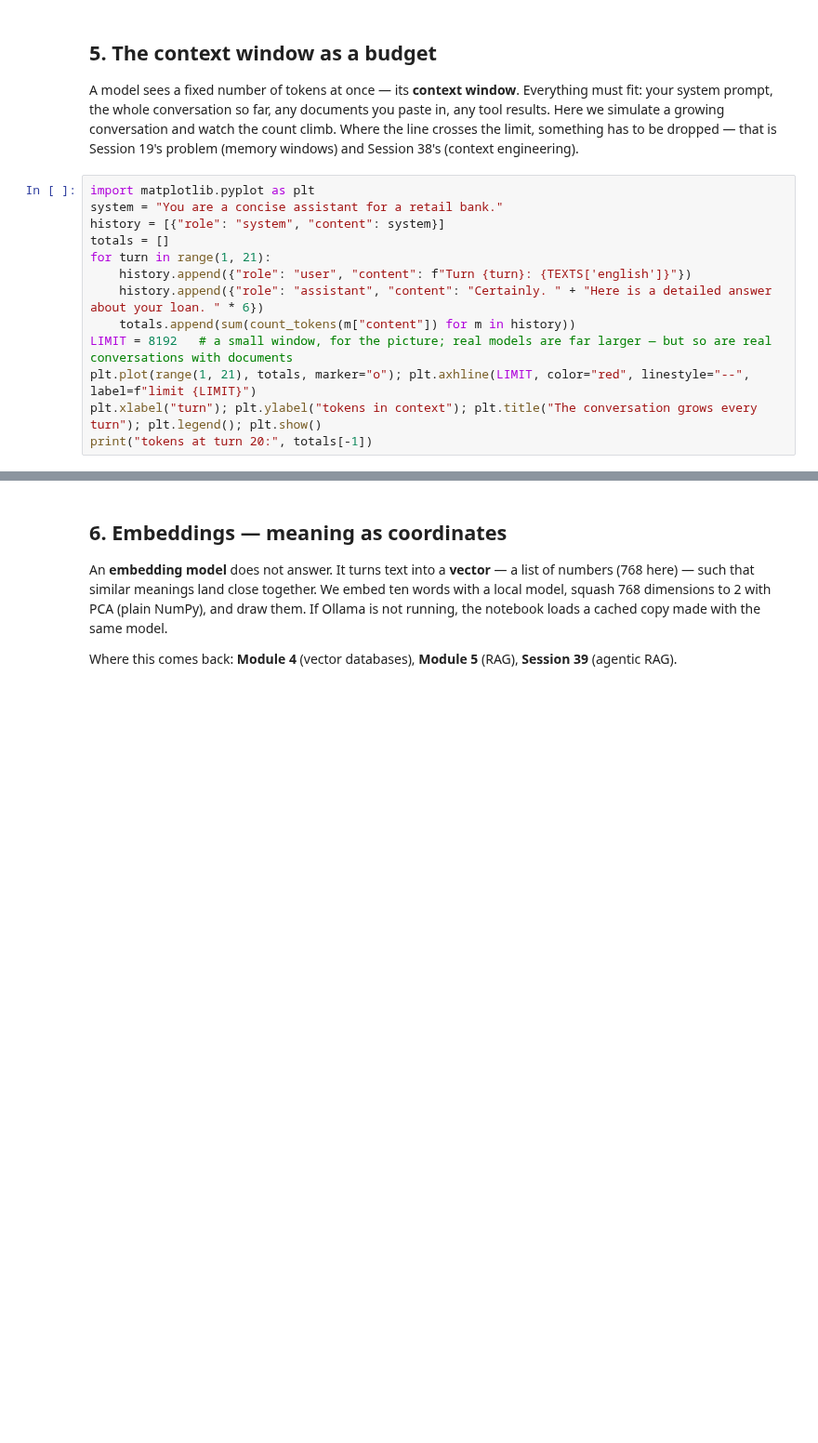
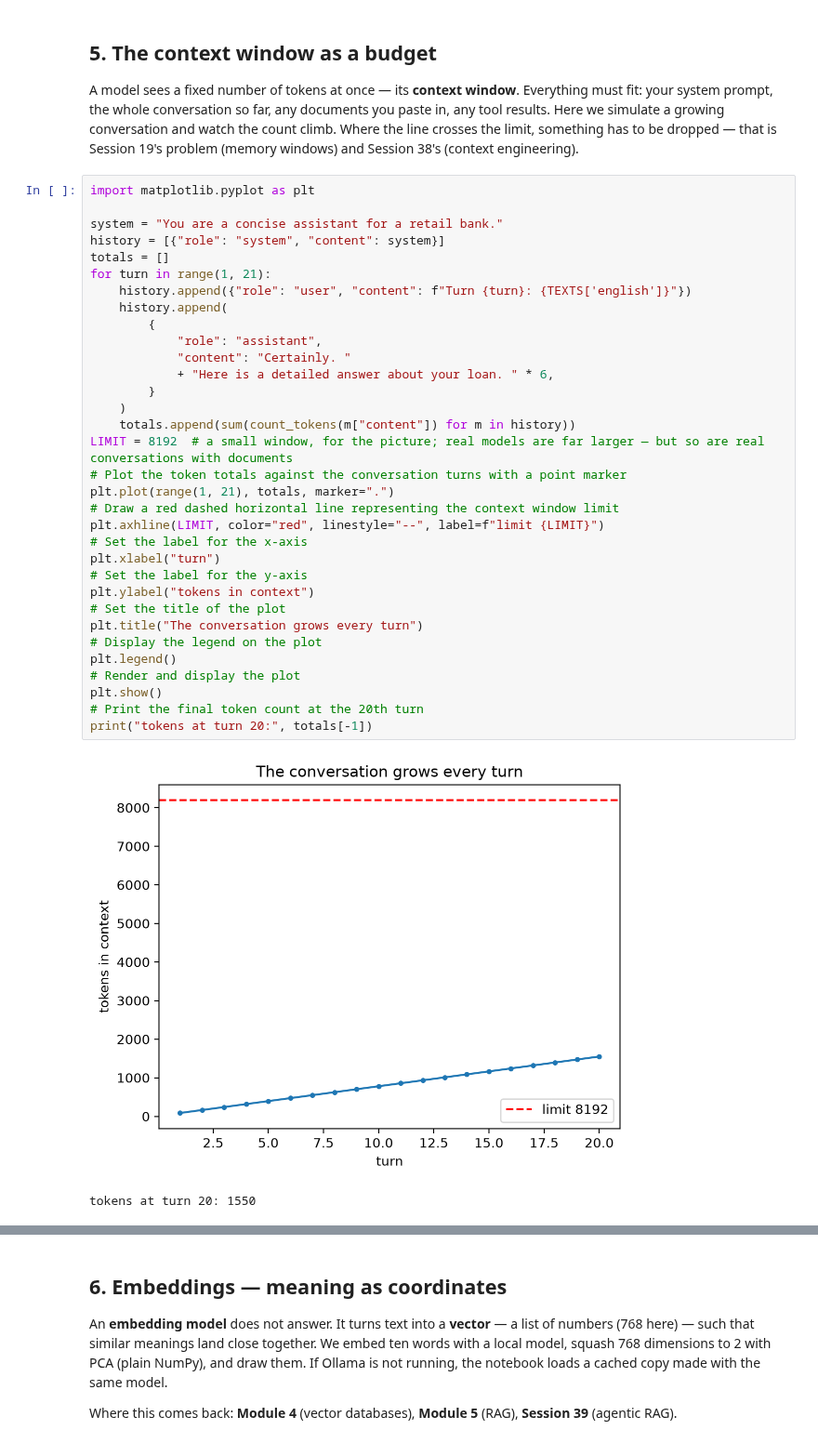
Before and after one commit to lowkey999-netizen/genai-course-work, a Jupyter notebook: module01/s09_tokens.ipynb, the cells around one changed output, grey strips where cells are left out. Shown at 93% size. Drawn from its saved outputs; the diff is of its cells as text; blank space fills up the shorter version.

Commit message:
feat(module01): complete session 9 tokens lab, utilities, and interactive visualizers

```diff
--- a/module01/s09_tokens.ipynb
+++ b/module01/s09_tokens.ipynb
@@ -74,15 +127,38 @@ for card in PRICE_CARDS:
 A model sees a fixed number of tokens at once — its **context window**. Everything must fit: your system prompt, the whole conversation so far, any documents you paste in, any tool results. Here we simulate a growing conversation and watch the count climb. Where the line crosses the limit, something has to be dropped — that is Session 19's problem (memory windows) and Session 38's (context engineering).
 # %%
 import matplotlib.pyplot as plt
+
 system = "You are a concise assistant for a retail bank."
 history = [{"role": "system", "content": system}]
 totals = []
 for turn in range(1, 21):
     history.append({"role": "user", "content": f"Turn {turn}: {TEXTS['english']}"})
-    history.append({"role": "assistant", "content": "Certainly. " + "Here is a detailed answer about your loan. " * 6})
+    history.append(
+        {
+            "role": "assistant",
+            "content": "Certainly. "
+            + "Here is a detailed answer about your loan. " * 6,
+        }
+    )
     totals.append(sum(count_tokens(m["content"]) for m in history))
-LIMIT = 8192   # a small window, for the picture; real models are far larger — but so are real conversations with documents
-plt.plot(range(1, 21), totals, marker="o"); plt.axhline(LIMIT, color="red", linestyle="--", label=f"limit {LIMIT}")
-plt.xlabel("turn"); plt.ylabel("tokens in context"); plt.title("The conversation grows every turn"); plt.legend(); plt.show()
+LIMIT = 8192  # a small window, for the picture; real models are far larger — but so are real conversations with documents
+# Plot the token totals against the conversation turns with a point marker
+plt.plot(range(1, 21), totals, marker=".")
+# Draw a red dashed horizontal line representing the context window limit
+plt.axhline(LIMIT, color="red", linestyle="--", label=f"limit {LIMIT}")
+# Set the label for the x-axis
+plt.xlabel("turn")
+# Set the label for the y-axis
+plt.ylabel("tokens in context")
+# Set the title of the plot
+plt.title("The conversation grows every turn")
+# Display the legend on the plot
+plt.legend()
+# Render and display the plot
+plt.show()
+# Print the final token count at the 20th turn
 print("tokens at turn 20:", totals[-1])
+# %% [output]
+[figure, added]
+tokens at turn 20: 1550
 # %% [markdown]
```
Also changed, not shown: parts of 12 cells of this notebook, 7 other files.
